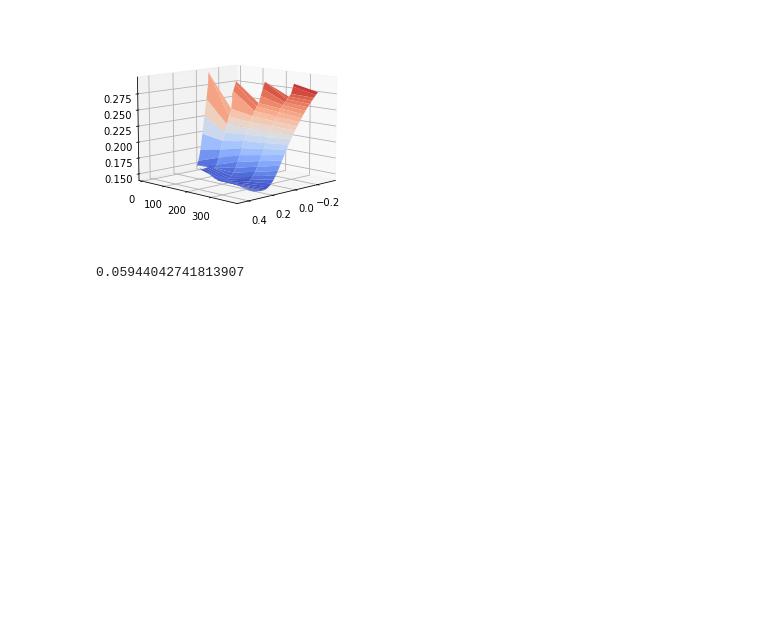
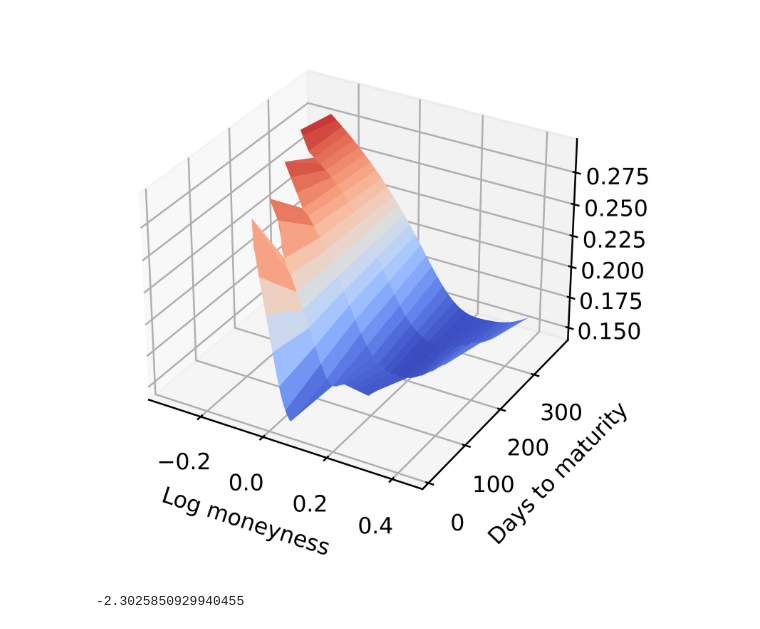
Before and after one commit to Zattera44/Speciale, a Jupyter notebook: empirical_vol/heston_vol.ipynb, the cells around one changed output. Cells and saved outputs as stored; diff of their text form; code cells hidden in the pictures; blank space fills up the shorter version.

```diff
--- a/empirical_vol/heston_vol.ipynb
+++ b/empirical_vol/heston_vol.ipynb
@@ -39,27 +39,26 @@ data['imp_vol'] = imp_vol
 # %%
 from matplotlib import cm
 from matplotlib.ticker import LinearLocator, FormatStrFormatter
 from mpl_toolkits.mplot3d import Axes3D
 
 x1 = np.linspace(data['log_moneyness'].min(), data['log_moneyness'].max(), len(data['log_moneyness'].unique()))
 y1 = np.linspace(data['Expiry'].min(), data['Expiry'].max(), len(data['Expiry'].unique()))
 
 x2, y2 = np.meshgrid(x1, y1)
 
-z2 = griddata((data['log_moneyness'], data['Expiry']), data['imp_vol'], (x2, y2), method='linear')
+z2 = griddata((data['log_moneyness'],data['Expiry']), data['imp_vol'], (x2, y2), method='linear')
 
-fig = plt.figure()
+fig = plt.figure(figsize=[8, 4], dpi = 1000)
 ax = fig.gca(projection='3d')
 surf = ax.plot_surface(x2, y2, z2, cmap=cm.coolwarm)
 
+ax.set_ylabel('Days to maturity')
+ax.set_xlabel('Log moneyness')
+
 #ax.set_zlim(data['imp_vol'].min()-0.01, data['imp_vol'].max()+0.01)
 
-ax.view_init(10, 45)
+#ax.view_init(15, 30)
 
 plt.show()
 # %% [output]
-[figure, old version]
+[figure, new version]
-# %%
-np.log((data.loc[data.Expiry == 11,'Strike'].max())/S)
-# %% [output]
-0.05944042741813907
@@ -65,0 +67,4 @@ np.log((data.loc[data.Expiry == 11,'Strike'].max())/S)
+# %%
+np.log(K/S)
+# %% [output]
+-2.3025850929940455
```
Also changed, not shown: parts of 1 cell of this notebook, 17 other files.
